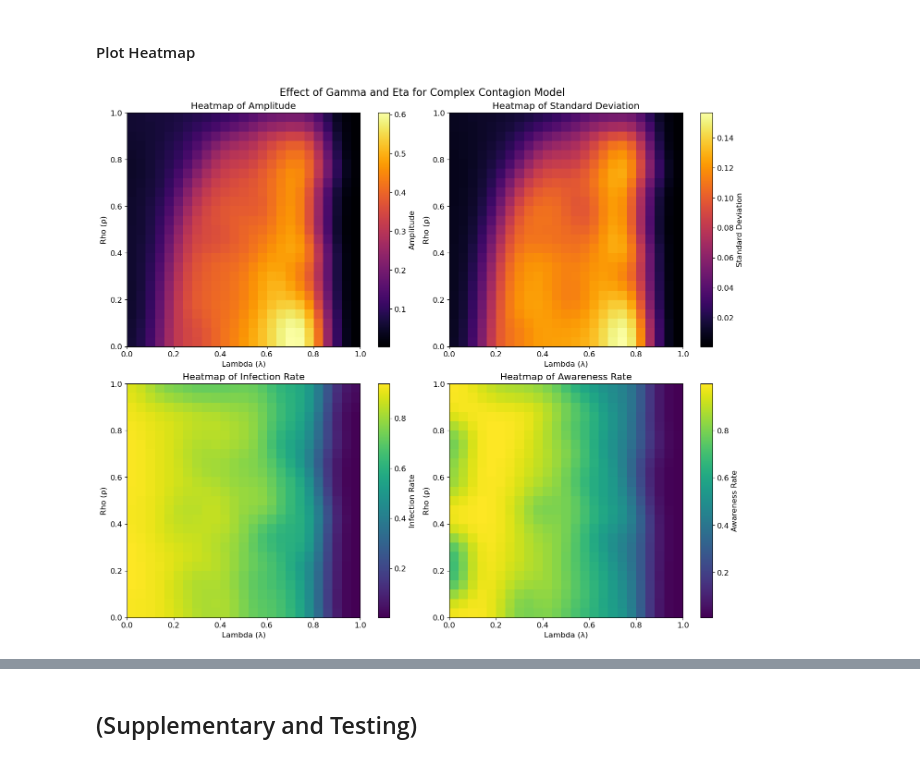
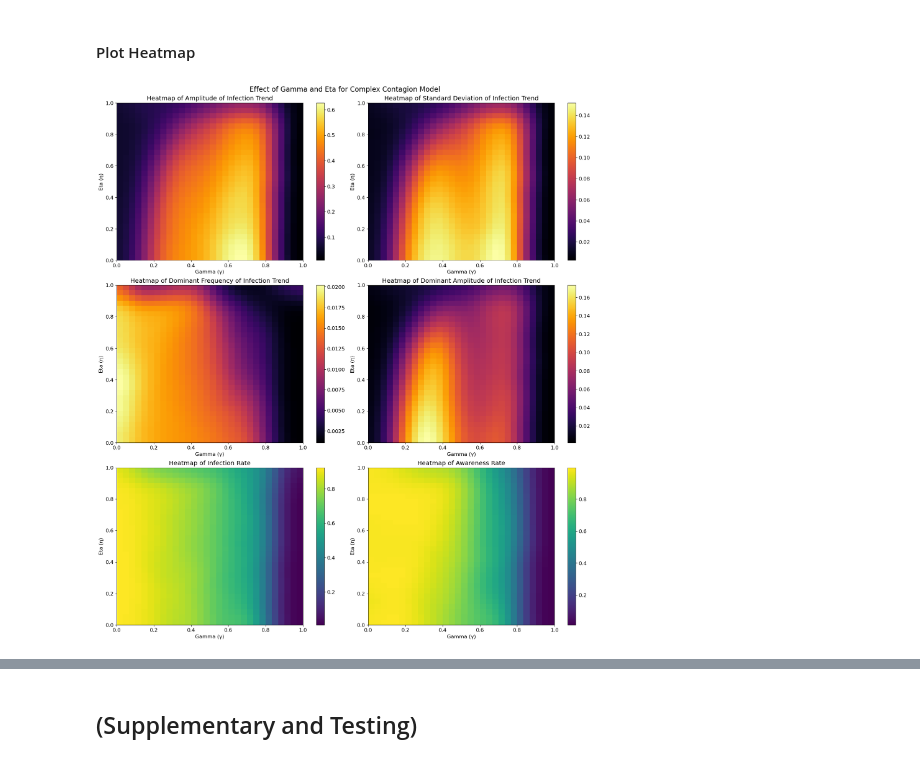
Before and after one commit to shengfuw/Epidemic-Behavior-Interaction-Model, a Jupyter notebook: main.ipynb, the cells around one changed output, grey strips where cells are left out. Saved outputs shown, nothing was run; the diff lists cells and outputs as text; code cells hidden in the pictures.

```diff
--- a/main.ipynb
+++ b/main.ipynb
@@ -816,19 +859,24 @@ Total combinations: 625
 # %% [markdown]
 #### Plot Heatmap
-# %%
-infect_matrix = pd.read_csv("../results/gammaEta_infection_matrix.csv", index_col=0)
-aware_matrix = pd.read_csv("../results/gammaEta_awareness_matrix.csv", index_col=0)
-amp_matrix = pd.read_csv("../results/gammaEta_amplitude_matrix.csv", index_col=0)
-sd_matrix = pd.read_csv("../results/gammaEta_sd_matrix.csv", index_col=0)
-
-fig, axs = plt.subplots(2, 2, constrained_layout=True, figsize=(14, 12))
-axs = axs.flatten()
-fig.suptitle("Effect of Gamma and Eta for Complex Contagion Model", fontsize=16)
-
-plot_heatmap(amp_matrix, 'Amplitude', fig=fig, ax=axs[0])
-plot_heatmap(sd_matrix, 'Standard Deviation', fig=fig, ax=axs[1])
-plot_heatmap(infect_matrix, 'Infection Rate', fig=fig, ax=axs[2], cmap='viridis')
-plot_heatmap(aware_matrix, 'Awareness Rate', fig=fig, ax=axs[3], cmap='viridis')
-plt.show()
-# %% [output]
-[figure, removed]
+# %%
+fig, axs = plt.subplots(3, 2, constrained_layout=True, figsize=(16, 18))
+axs = axs.flatten()
+fig.suptitle("Effect of Gamma and Eta for Complex Contagion Model", fontsize=16)
+
+final_infect = pd.read_csv("../results/gammaEta_final_infect.csv", index_col=0)
+final_aware = pd.read_csv("../results/gammaEta_final_aware.csv", index_col=0)
+amp = pd.read_csv("../results/gammaEta_amp.csv", index_col=0)
+sd = pd.read_csv("../results/gammaEta_sd.csv", index_col=0)
+seq_freq = pd.read_csv("../results/gammaEta_seq_freq.csv", index_col=0)
+seq_amp = pd.read_csv("../results/gammaEta_seq_amp.csv", index_col=0)
+
+plot_heatmap(amp, 'Amplitude of Infection Trend', xlabel='Gamma (γ)', ylabel='Eta (η)', fig=fig, ax=axs[0])
+plot_heatmap(sd, 'Standard Deviation of Infection Trend', xlabel='Gamma (γ)', ylabel='Eta (η)', fig=fig, ax=axs[1])
+plot_heatmap(seq_freq, 'Dominant Frequency of Infection Trend', xlabel='Gamma (γ)', ylabel='Eta (η)', fig=fig, ax=axs[2])
+plot_heatmap(seq_amp, 'Dominant Amplitude of Infection Trend', xlabel='Gamma (γ)', ylabel='Eta (η)', fig=fig, ax=axs[3])
+plot_heatmap(final_infect, 'Infection Rate', xlabel='Gamma (γ)', ylabel='Eta (η)', fig=fig, ax=axs[4], cmap='viridis')
+plot_heatmap(final_aware, 'Awareness Rate',xlabel='Gamma (γ)', ylabel='Eta (η)', fig=fig, ax=axs[5], cmap='viridis')
+plt.show()
+fig.savefig("../figures/gammaEta_heatmaps.png")
+# %% [output]
+[figure, added]
```
Also changed, not shown: parts of 20 cells of this notebook.
